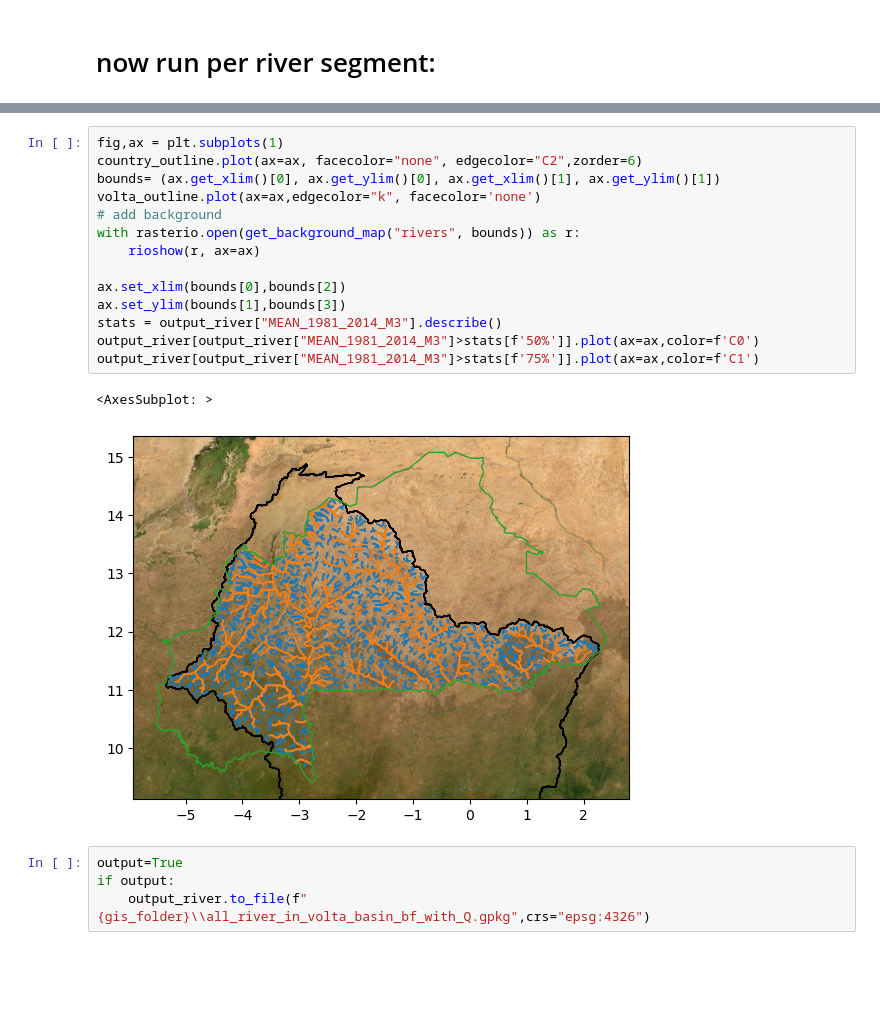
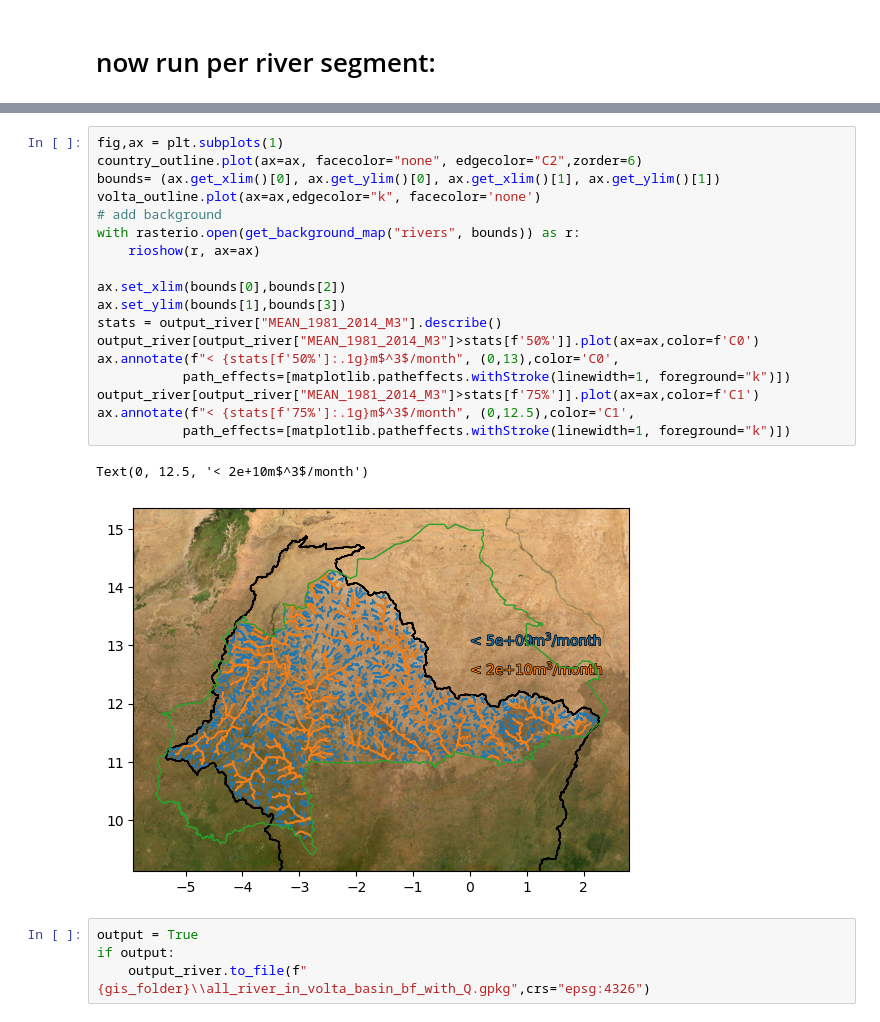
Before and after one commit to Daafip/Volta-burkina-faso, a Jupyter notebook: data/Combining data/Combining data sources - General water supply.ipynb, the cells around one changed output, grey strips where cells are left out. Drawn from its saved outputs; the diff is of its cells as text; blank space fills up the shorter version.

```diff
--- a/data/Combining data/Combining data sources - General water supply.ipynb
+++ b/data/Combining data/Combining data sources - General water supply.ipynb
@@ -177,21 +194,25 @@ for index, row in all_rivers_bf.iterrows():
 # %%
 fig,ax = plt.subplots(1)
 country_outline.plot(ax=ax, facecolor="none", edgecolor="C2",zorder=6)
 bounds= (ax.get_xlim()[0], ax.get_ylim()[0], ax.get_xlim()[1], ax.get_ylim()[1])
 volta_outline.plot(ax=ax,edgecolor="k", facecolor='none')
 # add background
 with rasterio.open(get_background_map("rivers", bounds)) as r:
     rioshow(r, ax=ax)
 
 ax.set_xlim(bounds[0],bounds[2])
 ax.set_ylim(bounds[1],bounds[3])
 stats = output_river["MEAN_1981_2014_M3"].describe()
 output_river[output_river["MEAN_1981_2014_M3"]>stats[f'50%']].plot(ax=ax,color=f'C0')
+ax.annotate(f"< {stats[f'50%']:.1g}m$^3$/month", (0,13),color='C0',
+           path_effects=[matplotlib.patheffects.withStroke(linewidth=1, foreground="k")])
 output_river[output_river["MEAN_1981_2014_M3"]>stats[f'75%']].plot(ax=ax,color=f'C1')
+ax.annotate(f"< {stats[f'75%']:.1g}m$^3$/month", (0,12.5),color='C1',
+           path_effects=[matplotlib.patheffects.withStroke(linewidth=1, foreground="k")])
 # %% [output]
-<AxesSubplot: >
+Text(0, 12.5, '< 2e+10m$^3$/month')
-[figure, old version]
+[figure, new version]
 # %%
-output=True
+output = True
 if output:
     output_river.to_file(f"{gis_folder}\\all_river_in_volta_basin_bf_with_Q.gpkg",crs="epsg:4326")
```
Also changed, not shown: parts of 2 cells of this notebook, 3 other files.
